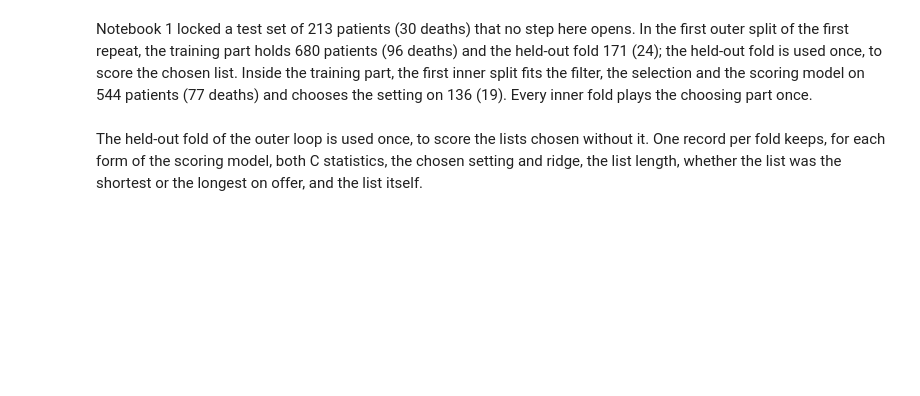
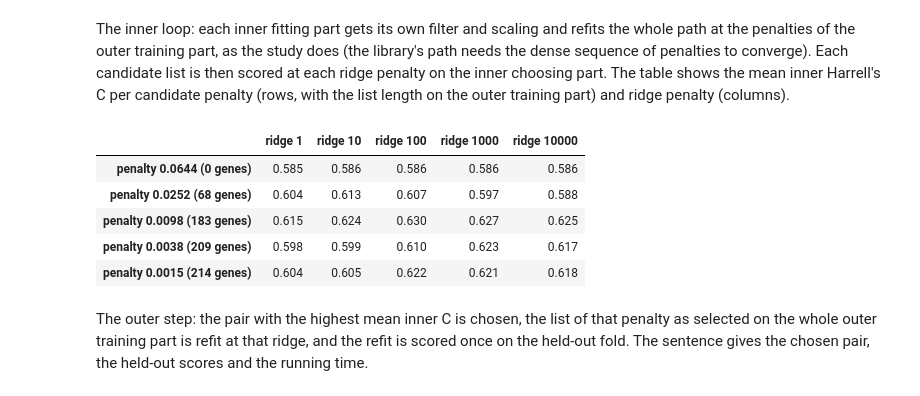
Before and after one commit to ELDERGARLIC/cancer-prognosis-prediction, a Jupyter notebook: notebooks/02_gene_selection_runs.ipynb, the cells around one changed output. Drawn from its saved outputs; the diff is of its cells as text; code cells hidden in the pictures; blank space fills up the shorter version.

```diff
--- a/notebooks/02_gene_selection_runs.ipynb
+++ b/notebooks/02_gene_selection_runs.ipynb
@@ -603,50 +664,36 @@ plt.show()
-# %%
-train_patients, train_deaths = count_part(outer_train)
-held_patients, held_deaths = count_part(held_out)
-fit_patients, fit_deaths = count_part(fitting)
-choose_patients, choose_deaths = count_part(choosing)
-display(Markdown(f"Notebook 1 locked a test set of {test_part[0]} patients ({test_part[1]} deaths) "
-                 "that no step here opens. In the first outer split of the first repeat, the "
-                 f"training part holds {train_patients} patients ({train_deaths} deaths) and the "
-                 f"held-out fold {held_patients} ({held_deaths}); the held-out fold is used once, "
-                 "to score the chosen list. Inside the training part, the first inner split fits "
-                 f"the filter, the selection and the scoring model on {fit_patients} patients "
-                 f"({fit_deaths} deaths) and chooses the setting on {choose_patients} "
-                 f"({choose_deaths}). Every inner fold plays the choosing part once."))
-# %% [output]
-Notebook 1 locked a test set of 213 patients (30 deaths) that no step here opens. In the first outer split of the first repeat, the training part holds 680 patients (96 deaths) and the held-out fold 171 (24); the held-out fold is used once, to score the chosen list. Inside the training part, the first inner split fits the filter, the selection and the scoring model on 544 patients (77 deaths) and chooses the setting on 136 (19). Every inner fold plays the choosing part once.
+# %% [markdown]
+The inner loop: each inner fitting part gets its own filter and scaling and refits the whole path at the penalties of the outer training part, as the study does (the library's path needs the dense sequence of penalties to converge). Each candidate list is then scored at each ridge penalty on the inner choosing part. The table shows the mean inner Harrell's C per candidate penalty (rows, with the list length on the outer training part) and ridge penalty (columns).
 # %%
-def best_pair(scores):
-    """The (setting, ridge) pair with the highest mean inner C; a tie goes to the first in order."""
-    means = {}
-    for pair, values in scores.items():
-        means[pair] = np.mean(values)
-    return max(means, key=means.get)
-
-
-def tune(method, data, train, outer):
-    """Inner folds of the training part choose the setting and the ridge for each form."""
-    lists = candidate_lists(method, outer)
-    scores = {}
-    for form in FORMS:
-        scores[form] = {}
-        for setting in lists:
-            for ridge in RIDGE_GRID:
-                scores[form][(setting, ridge)] = []
-    splitter = StratifiedKFold(INNER_FOLDS, shuffle=True, random_state=INNER_SEED)
-    for inner_train, inner_valid in splitter.split(train, data["event"][train]):
-        inner = prepare_fold(data, train[inner_train], train[inner_valid])
-        inner_lists = candidate_lists(method, inner, settings=list(lists))
-        for setting in lists:
-            columns = gene_columns(inner, inner_lists[setting])
-            for ridge in RIDGE_GRID:
-                for form in FORMS:
-                    risk = scoring_model_risk(inner, columns, ridge, form)
-                    scores[form][(setting, ridge)].append(harrell_c(inner, risk))
-    chosen = {}
-    for form in FORMS:
-        chosen[form] = best_pair(scores[form])
-    return lists, chosen
+inner_scores = {}
+for penalty in candidate_penalties:
+    for ridge in RIDGE_GRID:
+        inner_scores[(penalty, ridge)] = []
+inner_splitter = StratifiedKFold(INNER_FOLDS, shuffle=True, random_state=INNER_SEED)
+for inner_train, inner_valid in inner_splitter.split(outer_train, data["event"][outer_train]):
+    inner = prepare_fold(data, outer_train[inner_train], outer_train[inner_valid])
+    inner_lists = demonstration_lists(inner, penalties=list(outer_lists))
+    for penalty in candidate_penalties:
+        genes = inner_lists[penalty]
+        for ridge in RIDGE_GRID:
+            if len(genes) == 0:
+                inner_scores[(penalty, ridge)].append(0.5)  # no gene: chance level
+                continue
+            c, _ = library_held_out_c(inner, genes, ridge)
+            inner_scores[(penalty, ridge)].append(c)
+inner_rows = {}
+for penalty in candidate_penalties:
+    label = f"penalty {penalty:.4f} ({len(outer_lists[penalty])} genes)"
+    inner_rows[label] = {}
+    for ridge in RIDGE_GRID:
+        inner_rows[label][f"ridge {ridge:g}"] = round(np.mean(inner_scores[(penalty, ridge)]), 3)
+pd.DataFrame.from_dict(inner_rows, orient="index")
+# %% [output]
+|  | ridge 1 | ridge 10 | ridge 100 | ridge 1000 | ridge 10000 |
+| penalty 0.0644 (0 genes) | 0.585 | 0.586 | 0.586 | 0.586 | 0.586 |
+| penalty 0.0252 (68 genes) | 0.604 | 0.613 | 0.607 | 0.597 | 0.588 |
+| penalty 0.0098 (183 genes) | 0.615 | 0.624 | 0.630 | 0.627 | 0.625 |
+| penalty 0.0038 (209 genes) | 0.598 | 0.599 | 0.610 | 0.623 | 0.617 |
+| penalty 0.0015 (214 genes) | 0.604 | 0.605 | 0.622 | 0.621 | 0.618 |
 # %% [markdown]
-The held-out fold of the outer loop is used once, to score the lists chosen without it. One record per fold keeps, for each form of the scoring model, both C statistics, the chosen setting and ridge, the list length, whether the list was the shortest or the longest on offer, and the list itself.
+The outer step: the pair with the highest mean inner C is chosen, the list of that penalty as selected on the whole outer training part is refit at that ridge, and the refit is scored once on the held-out fold. The sentence gives the chosen pair, the held-out scores and the running time.
 # %%
```
Also changed, not shown: parts of 74 cells of this notebook, 7 other files.
